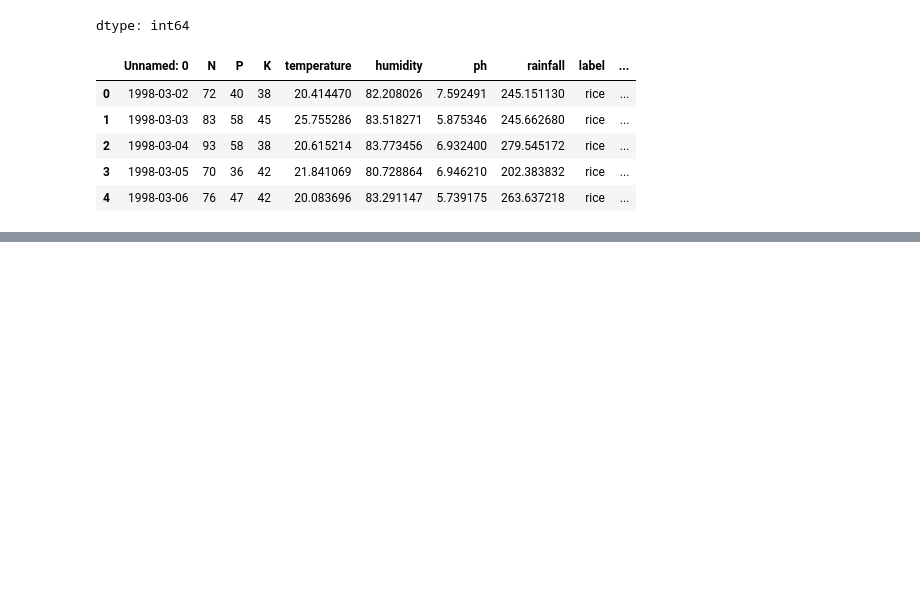
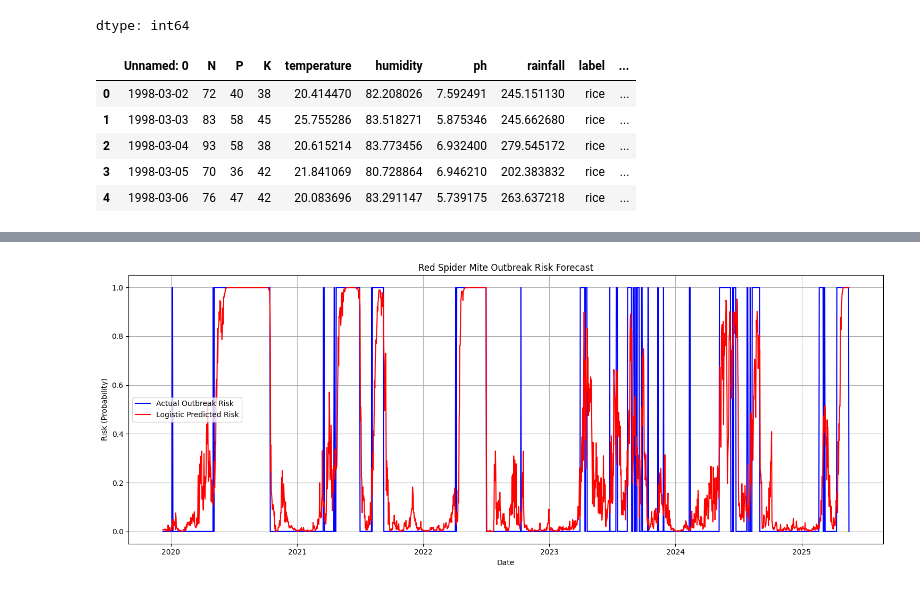
Before and after one commit to Omkar31415/AI_capstone, a Jupyter notebook: Model_training.ipynb, the cells around one changed output, grey strips where cells are left out. Cells and saved outputs as stored; diff of their text form; code cells hidden in the pictures; blank space fills up the shorter version.

```diff
--- a/Model_training.ipynb
+++ b/Model_training.ipynb
@@ -603,0 +451,14 @@ Successfully saved the list of risk features to: model_artifacts/red_spider_mite
+# %%
+# Time series forecast visualization
+plt.figure(figsize=(15, 6))
+plt.plot(y_test.index, y_test.values, 'b-', label='Actual Outbreak Risk')
+plt.plot(y_test.index, lr_model.predict_proba(X_test_processed)[:, 1], 'r-', label='Logistic Predicted Risk')
+plt.title('Red Spider Mite Outbreak Risk Forecast')
+plt.xlabel('Date')
+plt.ylabel('Risk (Probability)')
+plt.legend()
+plt.grid(True)
+plt.tight_layout()
+plt.show()
+# %% [output]
+[figure, added]
```
Also changed, not shown: parts of 30 cells of this notebook.
